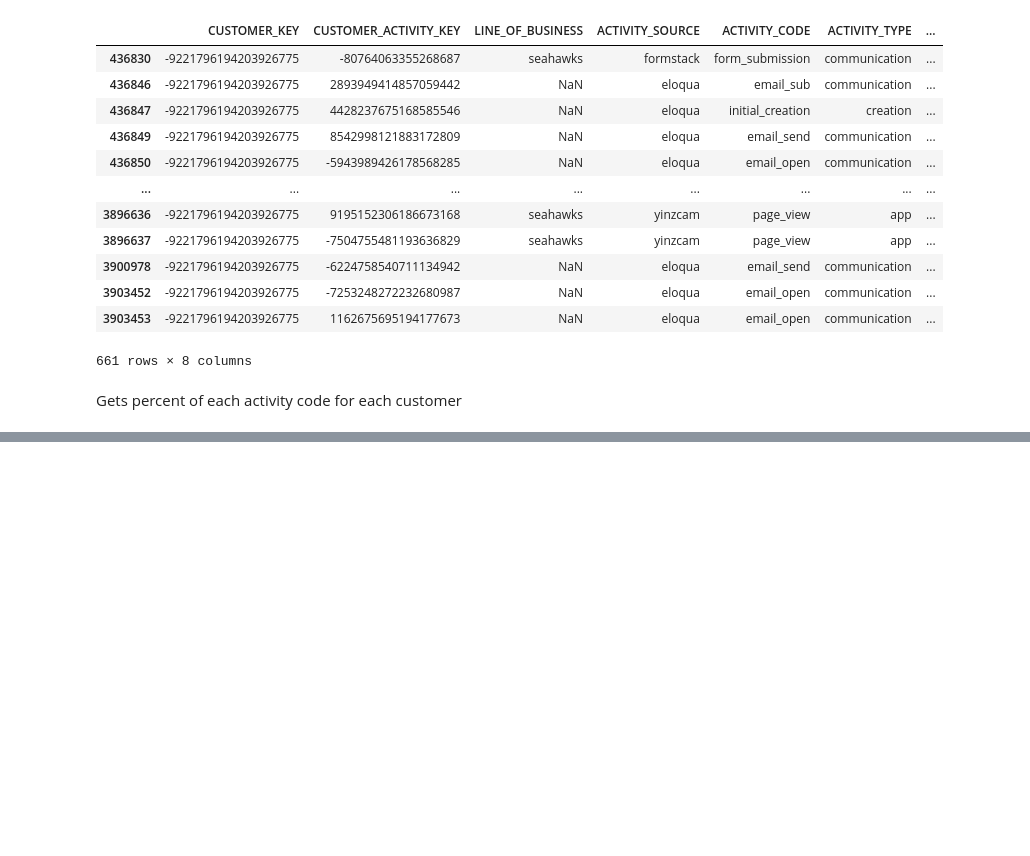
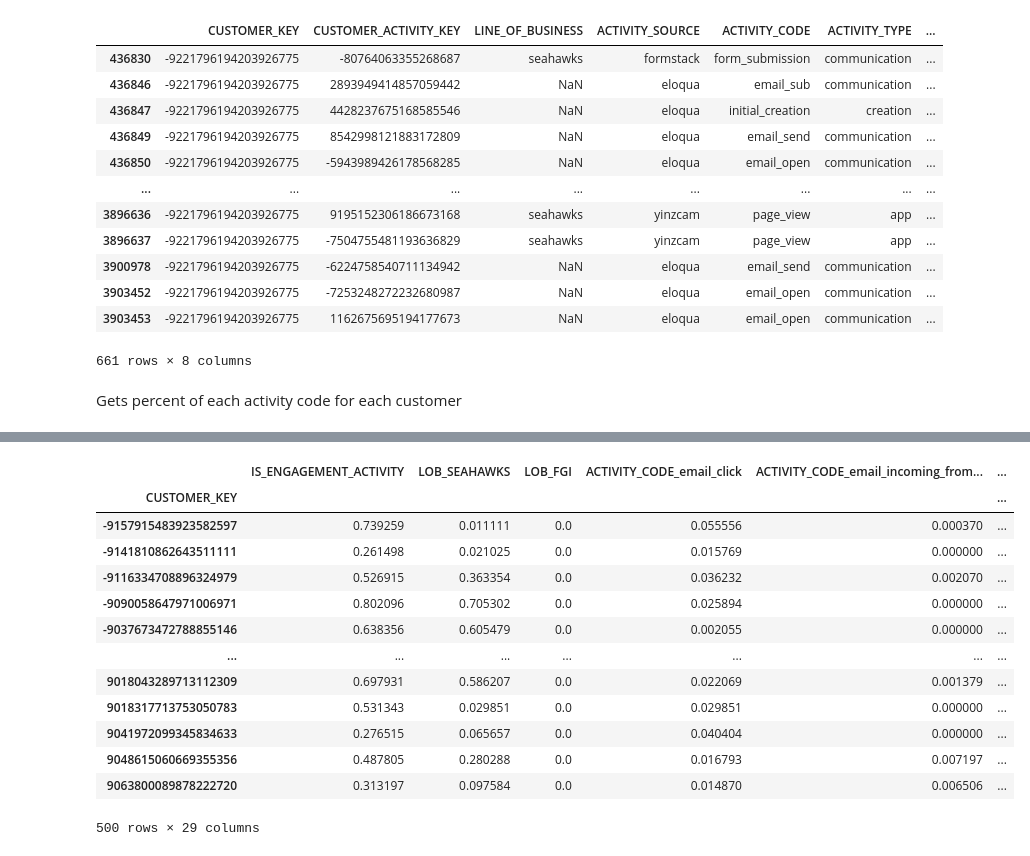
Before and after one commit to ddchamber/Seahawks, a Jupyter notebook: Data_Overview.ipynb, the cells around one changed output, grey strips where cells are left out. Saved outputs shown, nothing was run; the diff lists cells and outputs as text; code cells hidden in the pictures; blank space fills up the shorter version.

```diff
--- a/Data_Overview.ipynb
+++ b/Data_Overview.ipynb
@@ -641,0 +669,18 @@ stnl_grouped
+# %%
+sth_clean = transform_data(sth)
+sth_clean
+# %% [output]
+|  | IS_ENGAGEMENT_ACTIVITY | LOB_SEAHAWKS | LOB_FGI | ACTIVITY_CODE_email_click | ACTIVITY_CODE_email_incoming_from... | ... |
+| CUSTOMER_KEY |  |  |  |  |  | ... |
+| -9157915483923582597 | 0.739259 | 0.011111 | 0.0 | 0.055556 | 0.000370 | ... |
+| -9141810862643511111 | 0.261498 | 0.021025 | 0.0 | 0.015769 | 0.000000 | ... |
+| -9116334708896324979 | 0.526915 | 0.363354 | 0.0 | 0.036232 | 0.002070 | ... |
+| -9090058647971006971 | 0.802096 | 0.705302 | 0.0 | 0.025894 | 0.000000 | ... |
+| -9037673472788855146 | 0.638356 | 0.605479 | 0.0 | 0.002055 | 0.000000 | ... |
+| ... | ... | ... | ... | ... | ... | ... |
+| 9018043289713112309 | 0.697931 | 0.586207 | 0.0 | 0.022069 | 0.001379 | ... |
+| 9018317713753050783 | 0.531343 | 0.029851 | 0.0 | 0.029851 | 0.000000 | ... |
+| 9041972099345834633 | 0.276515 | 0.065657 | 0.0 | 0.040404 | 0.000000 | ... |
+| 9048615060669355356 | 0.487805 | 0.280288 | 0.0 | 0.016793 | 0.007197 | ... |
+| 9063800089878222720 | 0.313197 | 0.097584 | 0.0 | 0.014870 | 0.006506 | ... |
+500 rows × 29 columns
```
Also changed, not shown: parts of 3 cells of this notebook.
